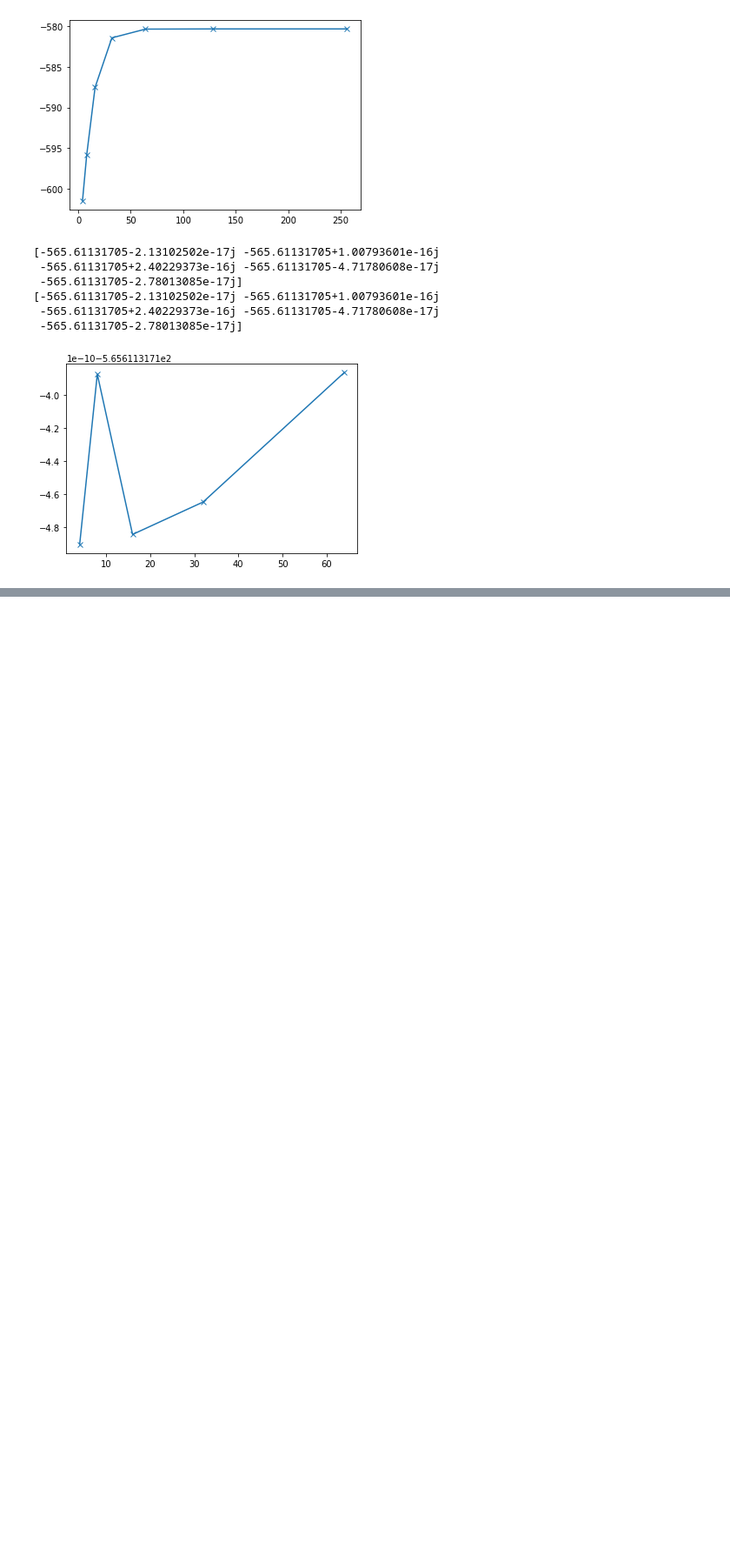
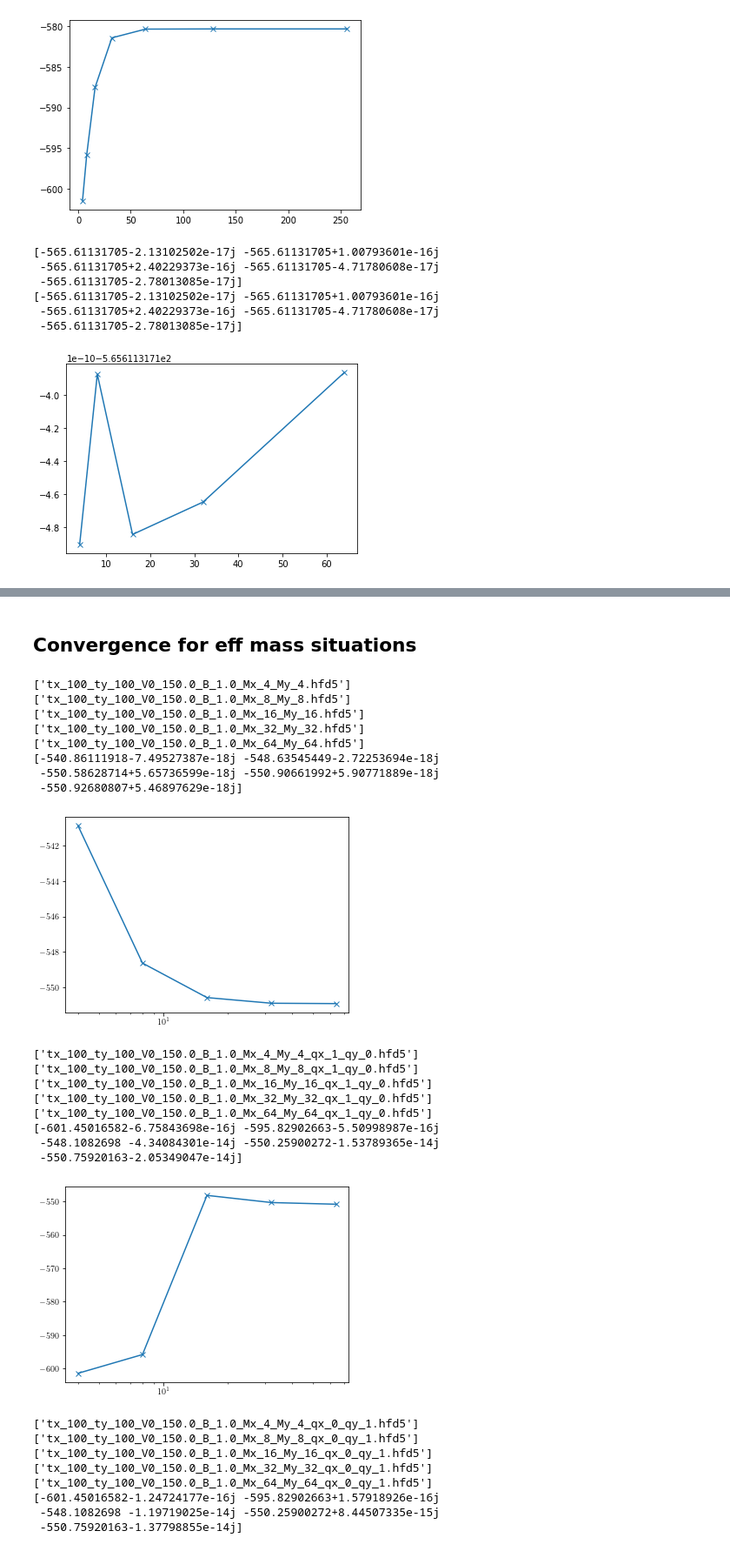
Before and after one commit to Progklui/rotor_lattice_models, a Jupyter notebook: numerics_verification.ipynb, the cells around one changed output, grey strips where cells are left out. Shown: that part at 87% size. Cells and saved outputs as stored; diff of their text form; code cells hidden in the pictures; blank space fills up the shorter version.

Commit message:
numerics verif trouble

```diff
--- a/numerics_verification.ipynb
+++ b/numerics_verification.ipynb
@@ -236,3 +236,5 @@ params["init_choice"] = "small_polaron"
 psi_sp, E_evo_sp, V, dE_dtx, dE_dty = solve_imag_time_prop(params)
 
 max_psi = np.max(np.array([np.abs(psi_fo)**2,np.abs(psi_fdv)**2,np.abs(psi_fdh)**2,np.abs(psi_sp)**2])).real
+# %% [markdown]
+## Convergence for eff mass situations
@@ -238,0 +264,61 @@ max_psi = np.max(np.array([np.abs(psi_fo)**2,np.abs(psi_fdv)**2,np.abs(psi_fdh)*
+# %%
+My_list_fo = 2**(np.arange(2,7))
+Mx_list_fo = 2**(np.arange(2,7)) #4*np.ones(len(My_list_fdv), dtype=int)
+
+folder = 'results/numerics_verification/fo/'
+
+check_sys = 'tx_100_ty_100_V0_150.0_B_1.0'
+check_sym = '.'
+
+E_size_q0_fo_arr = get_E_arr_eff_mass(Mx_list_fo, My_list_fo, folder, check_sys, check_sym)
+print(E_size_q0_fdv_arr)
+plt.plot(My_list_fo, E_size_q0_fo_arr.real, marker='x')
+plt.xscale('log', base=10)
+plt.show()
+
+
+check_sys = 'tx_100_ty_100_V0_150.0'
+check_sym = '_qx_1_qy_0'
+
+E_size_qx_fo_arr = get_E_arr_eff_mass(Mx_list_fo, My_list_fo, folder, check_sys, check_sym)
+print(E_size_qx_fdv_arr)
+plt.plot(My_list_fo, E_size_qx_fo_arr.real, marker='x')
+plt.xscale('log', base=10)
+plt.show()
+
+
+check_sys = 'tx_100_ty_100_V0_150.0'
+check_sym = '_qx_0_qy_1'
+
+E_size_qy_fo_arr = get_E_arr_eff_mass(Mx_list_fo, My_list_fo, folder, check_sys, check_sym)
+print(E_size_qy_fdv_arr)
+plt.plot(My_list_fo, E_size_qy_fo_arr.real, marker='x')
+plt.xscale('log', base=10)
+#plt.yscale('log')
+# %% [output]
+['tx_100_ty_100_V0_150.0_B_1.0_Mx_4_My_4.hfd5']
+['tx_100_ty_100_V0_150.0_B_1.0_Mx_8_My_8.hfd5']
+['tx_100_ty_100_V0_150.0_B_1.0_Mx_16_My_16.hfd5']
+['tx_100_ty_100_V0_150.0_B_1.0_Mx_32_My_32.hfd5']
+['tx_100_ty_100_V0_150.0_B_1.0_Mx_64_My_64.hfd5']
+[-540.86111918-7.49527387e-18j -548.63545449-2.72253694e-18j
+ -550.58628714+5.65736599e-18j -550.90661992+5.90771889e-18j
+ -550.92680807+5.46897629e-18j]
+[figure, added]
+['tx_100_ty_100_V0_150.0_B_1.0_Mx_4_My_4_qx_1_qy_0.hfd5']
+['tx_100_ty_100_V0_150.0_B_1.0_Mx_8_My_8_qx_1_qy_0.hfd5']
+['tx_100_ty_100_V0_150.0_B_1.0_Mx_16_My_16_qx_1_qy_0.hfd5']
+['tx_100_ty_100_V0_150.0_B_1.0_Mx_32_My_32_qx_1_qy_0.hfd5']
+['tx_100_ty_100_V0_150.0_B_1.0_Mx_64_My_64_qx_1_qy_0.hfd5']
+[-601.45016582-6.75843698e-16j -595.82902663-5.50998987e-16j
+ -548.1082698 -4.34084301e-14j -550.25900272-1.53789365e-14j
+ -550.75920163-2.05349047e-14j]
+[figure, added]
+['tx_100_ty_100_V0_150.0_B_1.0_Mx_4_My_4_qx_0_qy_1.hfd5']
+['tx_100_ty_100_V0_150.0_B_1.0_Mx_8_My_8_qx_0_qy_1.hfd5']
+['tx_100_ty_100_V0_150.0_B_1.0_Mx_16_My_16_qx_0_qy_1.hfd5']
+['tx_100_ty_100_V0_150.0_B_1.0_Mx_32_My_32_qx_0_qy_1.hfd5']
+['tx_100_ty_100_V0_150.0_B_1.0_Mx_64_My_64_qx_0_qy_1.hfd5']
+[-601.45016582-1.24724177e-16j -595.82902663+1.57918926e-16j
+ -548.1082698 -1.19719025e-14j -550.25900272+8.44507335e-15j
+ -550.75920163-1.37798855e-14j]
```
Also changed, not shown: parts of 8 cells of this notebook.
